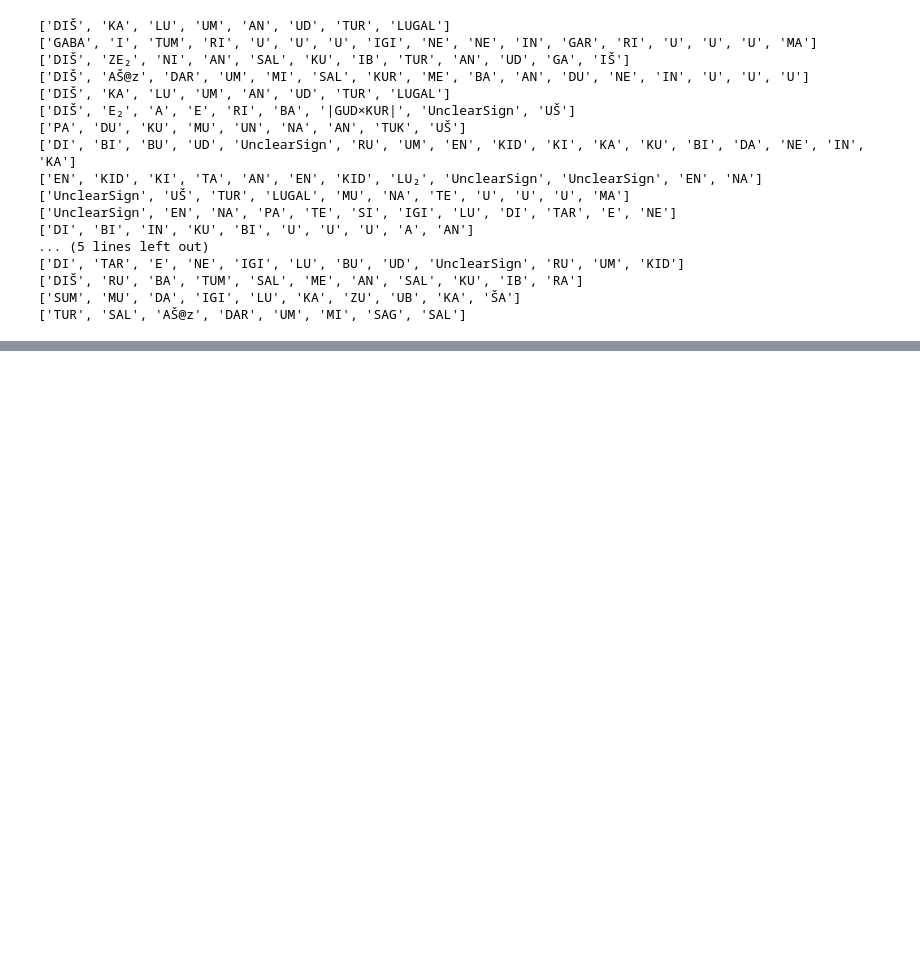
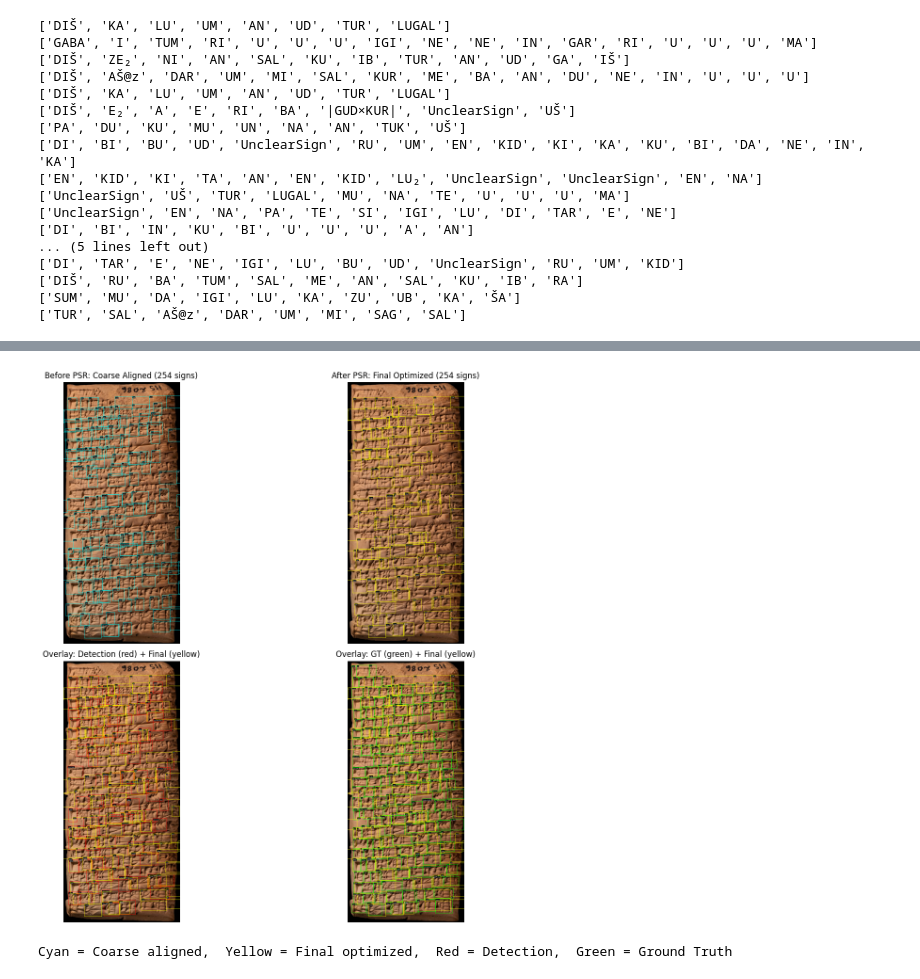
Before and after one commit to ElectronicBabylonianLiterature/cuneiform-ocr, a Jupyter notebook: signs_alignment.ipynb, the cells around one changed output, grey strips where cells are left out. Drawn from its saved outputs; the diff is of its cells as text; code cells hidden in the pictures; blank space fills up the shorter version.

```diff
--- a/signs_alignment.ipynb
+++ b/signs_alignment.ipynb
@@ -647,0 +682,14 @@ for i, row in enumerate(rows):
+# %%
+# ===== Step 14: Run PSR optimization =====
+
+sub_tablet_final = optimizer.optimize(
+    num_iterations=100,
+    lr=1.0,
+    sigma_anneal=True,        # anneal sigma for coarse→fine matching
+    sigma_final=None,         # defaults to sigma/4
+    verbose=True,
+    log_every=20,
+)
+
+print(f"\n=== Optimization Complete ===")
+print(f"Final subtablet: {len(sub_tablet_final)} signs")
@@ -647,0 +722,46 @@ for i, row in enumerate(rows):
+# %%
+# ===== Step 16: Results comparison =====
+
+import matplotlib.pyplot as plt
+
+fig, axes = plt.subplots(2, 2, figsize=(16, 12))
+
+# (0,0) Before PSR: coarse-aligned (cyan)
+before_vis = BboxVisualizer(color=(0, 255, 255))
+before_vis.draw_boxes(exp_image.img.copy(), sub_tablet_optim.to_detection_list())
+axes[0, 0].imshow(cv2.cvtColor(before_vis.result, cv2.COLOR_BGR2RGB))
+axes[0, 0].set_title(f"Before PSR: Coarse Aligned ({len(sub_tablet_optim)} signs)")
+axes[0, 0].axis('off')
+
+# (0,1) After PSR: final optimized (yellow)
+after_vis = BboxVisualizer(color=(255, 255, 0))
+after_vis.draw_boxes(exp_image.img.copy(), sub_tablet_final.to_detection_list())
+axes[0, 1].imshow(cv2.cvtColor(after_vis.result, cv2.COLOR_BGR2RGB))
+axes[0, 1].set_title(f"After PSR: Final Optimized ({len(sub_tablet_final)} signs)")
+axes[0, 1].axis('off')
+
+# (1,0) Detection (red) + Final (yellow)
+det_ov = BboxVisualizer(color=(255, 0, 0))
+det_ov.draw_boxes(exp_image.img.copy(), sub_tablet_detection.to_detection_list())
+opt_ov = BboxVisualizer(color=(255, 255, 0))
+opt_ov.draw_boxes(det_ov.result, sub_tablet_final.to_detection_list())
+axes[1, 0].imshow(cv2.cvtColor(opt_ov.result, cv2.COLOR_BGR2RGB))
+axes[1, 0].set_title("Overlay: Detection (red) + Final (yellow)")
+axes[1, 0].axis('off')
+
+# (1,1) Ground Truth (green) + Final (yellow)
+gt_ov = BboxVisualizer(color=(0, 255, 0))
+gt_ov.draw_boxes(exp_image.img.copy(), gt_boxes_exp)
+opt_gt = BboxVisualizer(color=(255, 255, 0))
+opt_gt.draw_boxes(gt_ov.result, sub_tablet_final.to_detection_list())
+axes[1, 1].imshow(cv2.cvtColor(opt_gt.result, cv2.COLOR_BGR2RGB))
+axes[1, 1].set_title("Overlay: GT (green) + Final (yellow)")
+axes[1, 1].axis('off')
+
+plt.tight_layout()
+plt.show()
+
+print("Cyan = Coarse aligned,  Yellow = Final optimized,  Red = Detection,  Green = Ground Truth")
+# %% [output]
+[figure, added]
+Cyan = Coarse aligned,  Yellow = Final optimized,  Red = Detection,  Green = Ground Truth
```
Also changed, not shown: parts of 5 cells of this notebook.
